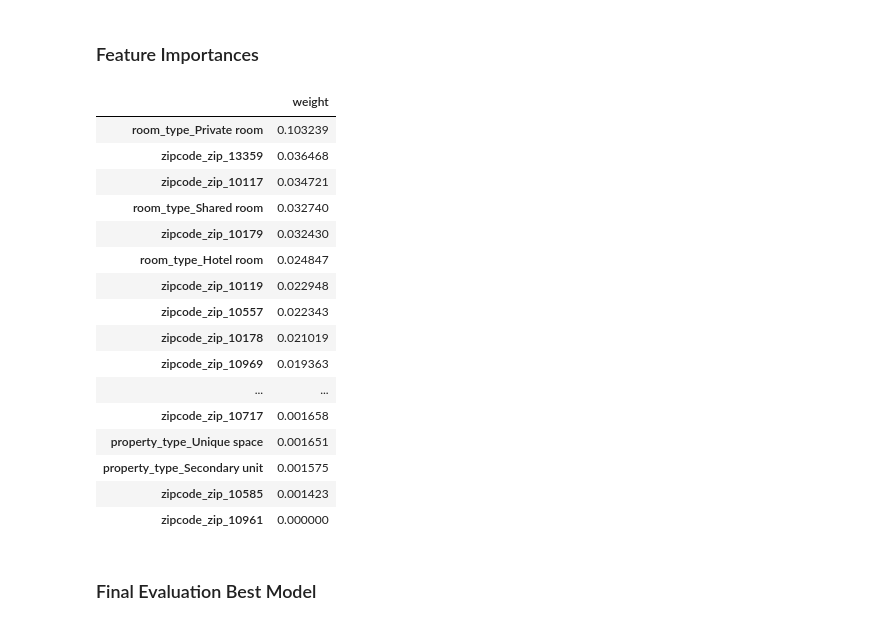
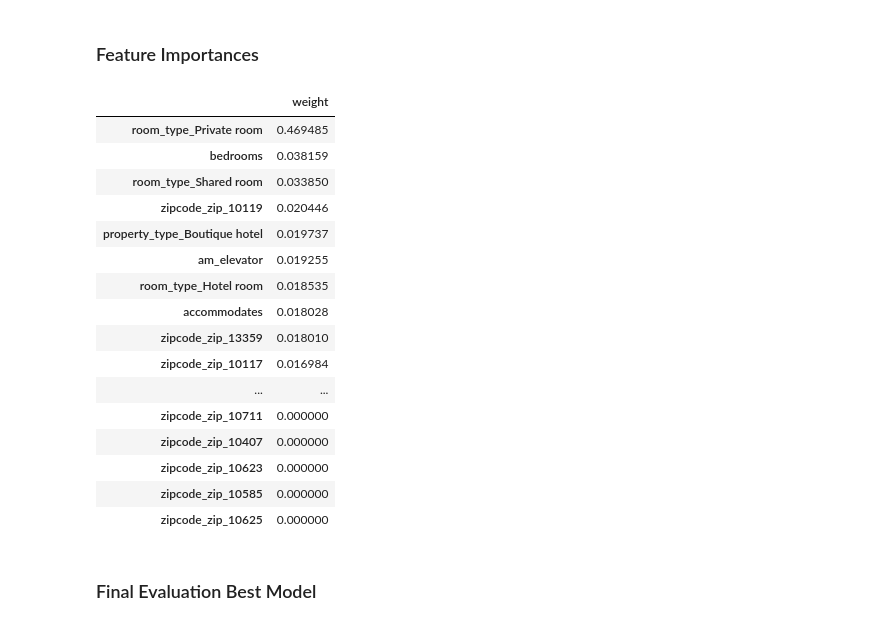
Before and after one commit to Rurbinasal/AIRBNB-Berlin-Listing-Price-Indicator, a Jupyter notebook: 5_Predictive_Modeling.ipynb, the cells around one changed output. Cells and saved outputs as stored; diff of their text form; code cells hidden in the pictures.

```diff
--- a/5_Predictive_Modeling.ipynb
+++ b/5_Predictive_Modeling.ipynb
@@ -1365,12 +1530,13 @@ results
 # Create pipeline to use in RandomizedSearchCV and GridSearchCV
 pipeline_xgb_reg = Pipeline([('preprocessor', preprocessor),
                              ('xgb_reg',
-                              XGBRegressor(n_estimators=184,
-                                           learning_rate=0.05,
+                              XGBRegressor(n_estimators=160,
+                                           learning_rate=0.2,
                                            random_state=random_state,
-                                           max_depth=8,
+                                           max_depth=4,
+                                           gamma=0.2,
                                            bootstrap=True,
-                                           max_features=20,
+                                           max_features=40,
                                            scoring=scoring,
                                            n_jobs=-1))])
 # %% [markdown]
@@ -1428,9 +1597,9 @@ Best parameters:
 param_grid_xgb_reg = {
 #    'xgb_reg__bootstrap': [True, False],
 #    'xgb_reg__n_estimators': [190, 230, 290],
-    'xgb_reg__max_features': [15, 30, 45],
-#    'xgb_reg__max_depth': [6, 8, 10],
-    'xgb_reg__learning_rate': [0.05, 0.1, 0.2]
+#    'xgb_reg__max_features': [40, 45],
+    'xgb_reg__max_depth': [2, 3, 4],
+    'xgb_reg__learning_rate': [0.15, 0.2, 0.25]
 }
 # %%
 # Create and fit GridSearchCV, save "best_model"
@@ -1442,8 +1611,7 @@ grid_xgb_reg = GridSearchCV(pipeline_xgb_reg,
                             verbose=4,
                             n_jobs=-1)
 
-grid_xgb_reg.fit(X_train, y_train)
-best_model_xgb_reg = grid_xgb_reg.best_estimator_
+grid_xgb_reg = grid_xgb_reg.fit(X_train, y_train)
 # %% [output]
 Fitting 5 folds for each of 9 candidates, totalling 45 fits
 [Parallel(n_jobs=-1)]: Using backend LokyBackend with 4 concurrent workers.
@@ -1453,3 +1638,6 @@ Fitting 5 folds for each of 9 candidates, totalling 45 fits
+# %%
+# Save best model
+best_model_xgb_reg = grid_xgb_reg.best_estimator_['xgb_reg']
 # %%
 # Display best_score_, best_params_ and best_estimator_
 print('Best score:\n{:.2f}'.format(grid_xgb_reg.best_score_))
@@ -1463,27 +1651,26 @@ Best parameters:
 # %% [markdown]
 ### Feature Importances
-# %%
-# Display feature importances
-fi_xgb_reg = pd.DataFrame(grid_xgb_reg.best_estimator_.named_steps['xgb_reg'].feature_importances_, columns=['weight'], index=column_names)
-fi_xgb_reg.sort_values('weight', inplace=True, ascending=False)
-fi_xgb_reg
-# %% [output]
-|  | weight |
-| room_type_Private room | 0.103239 |
-| zipcode_zip_13359 | 0.036468 |
-| zipcode_zip_10117 | 0.034721 |
-| room_type_Shared room | 0.032740 |
-| zipcode_zip_10179 | 0.032430 |
-| room_type_Hotel room | 0.024847 |
-| zipcode_zip_10119 | 0.022948 |
-| zipcode_zip_10557 | 0.022343 |
-| zipcode_zip_10178 | 0.021019 |
-| zipcode_zip_10969 | 0.019363 |
-| ... | ... |
-| zipcode_zip_10717 | 0.001658 |
-| property_type_Unique space | 0.001651 |
-| property_type_Secondary unit | 0.001575 |
-| zipcode_zip_10585 | 0.001423 |
-| zipcode_zip_10961 | 0.000000 |
+# %%
+# Display feature importances
+fi_xgb_reg = get_feat_importances(best_model_xgb_reg)
+fi_xgb_reg
+# %% [output]
+|  | weight |
+| room_type_Private room | 0.469485 |
+| bedrooms | 0.038159 |
+| room_type_Shared room | 0.033850 |
+| zipcode_zip_10119 | 0.020446 |
+| property_type_Boutique hotel | 0.019737 |
+| am_elevator | 0.019255 |
+| room_type_Hotel room | 0.018535 |
+| accommodates | 0.018028 |
+| zipcode_zip_13359 | 0.018010 |
+| zipcode_zip_10117 | 0.016984 |
+| ... | ... |
+| zipcode_zip_10711 | 0.000000 |
+| zipcode_zip_10407 | 0.000000 |
+| zipcode_zip_10623 | 0.000000 |
+| zipcode_zip_10585 | 0.000000 |
+| zipcode_zip_10625 | 0.000000 |
 # %% [markdown]
 ### Final Evaluation Best Model
```
Also changed, not shown: parts of 157 cells of this notebook, 1 other file.
